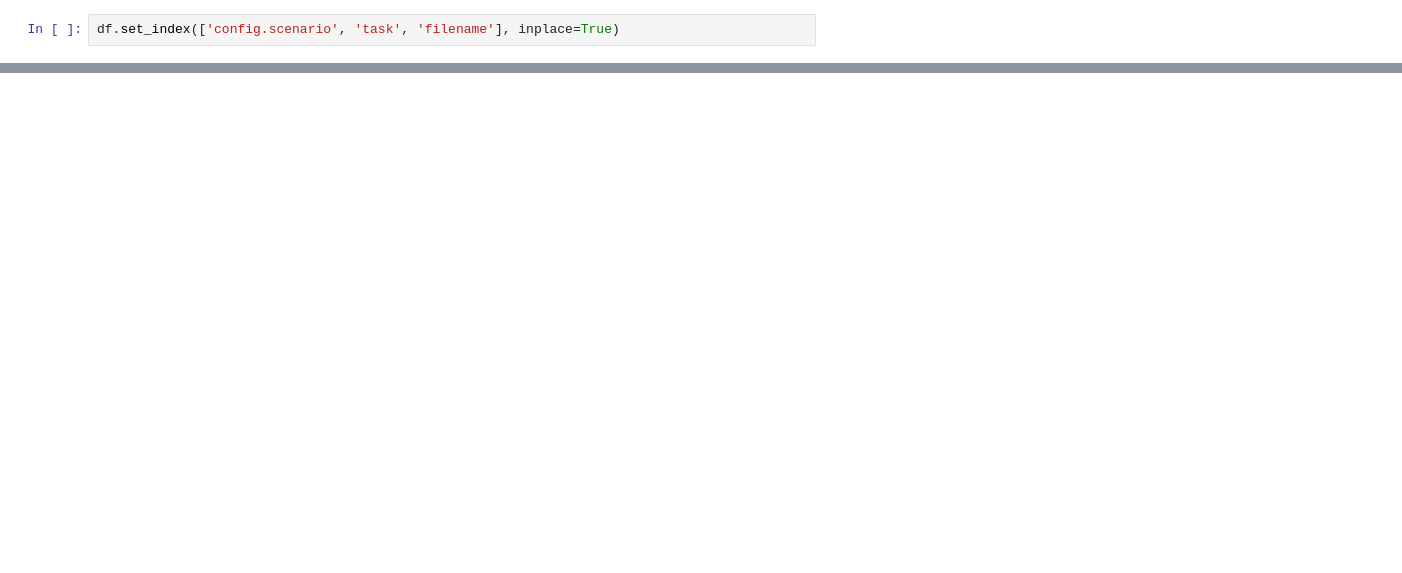
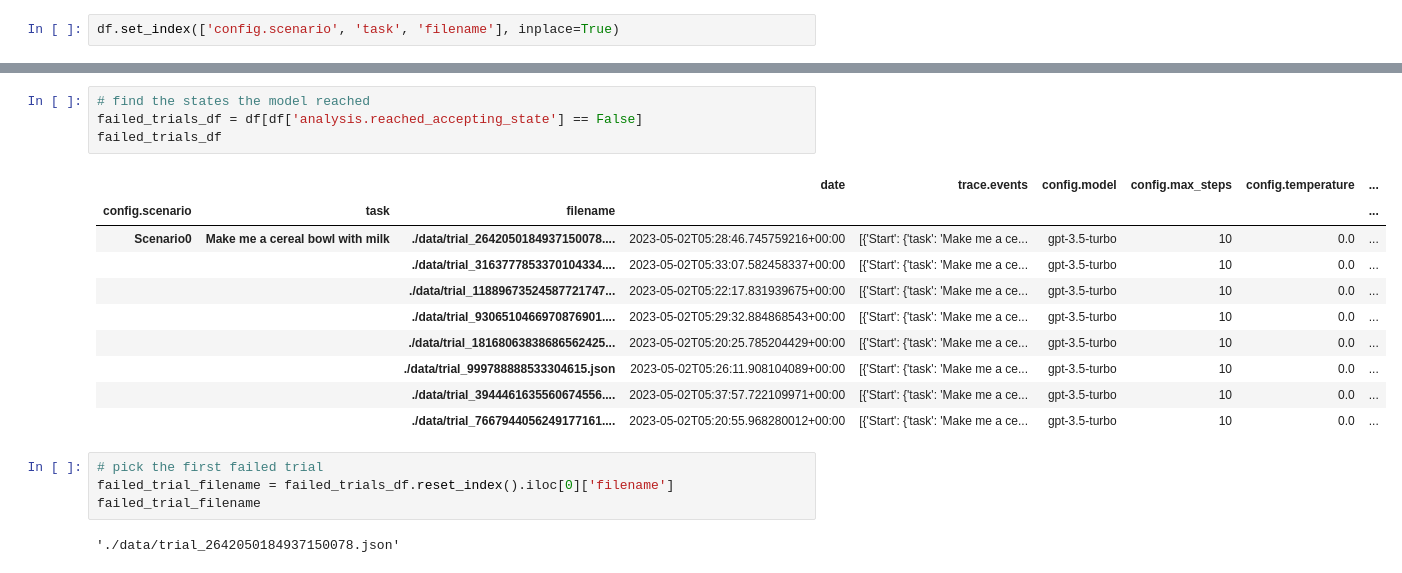
Before and after one commit to ssoudan/sapiens, a Jupyter notebook: experiments/analysis.ipynb, the cells around one changed output, grey strips where cells are left out. Saved outputs shown, nothing was run; the diff lists cells and outputs as text; blank space fills up the shorter version.

```diff
--- a/experiments/analysis.ipynb
+++ b/experiments/analysis.ipynb
@@ -47,0 +93,21 @@ df
+# %%
+# find the states the model reached
+failed_trials_df = df[df['analysis.reached_accepting_state'] == False]
+failed_trials_df
+# %% [output]
+|  |  |  | date | trace.events | config.model | config.max_steps | config.temperature | ... |
+| config.scenario | task | filename |  |  |  |  |  | ... |
+| Scenario0 | Make me a cereal bowl with milk | ./data/trial_2642050184937150078.... | 2023-05-02T05:28:46.745759216+00:00 | [{'Start': {'task': 'Make me a ce... | gpt-3.5-turbo | 10 | 0.0 | ... |
+|  |  | ./data/trial_3163777853370104334.... | 2023-05-02T05:33:07.582458337+00:00 | [{'Start': {'task': 'Make me a ce... | gpt-3.5-turbo | 10 | 0.0 | ... |
+|  |  | ./data/trial_11889673524587721747... | 2023-05-02T05:22:17.831939675+00:00 | [{'Start': {'task': 'Make me a ce... | gpt-3.5-turbo | 10 | 0.0 | ... |
+|  |  | ./data/trial_9306510466970876901.... | 2023-05-02T05:29:32.884868543+00:00 | [{'Start': {'task': 'Make me a ce... | gpt-3.5-turbo | 10 | 0.0 | ... |
+|  |  | ./data/trial_18168063838686562425... | 2023-05-02T05:20:25.785204429+00:00 | [{'Start': {'task': 'Make me a ce... | gpt-3.5-turbo | 10 | 0.0 | ... |
+|  |  | ./data/trial_999788888533304615.json | 2023-05-02T05:26:11.908104089+00:00 | [{'Start': {'task': 'Make me a ce... | gpt-3.5-turbo | 10 | 0.0 | ... |
+|  |  | ./data/trial_3944461635560674556.... | 2023-05-02T05:37:57.722109971+00:00 | [{'Start': {'task': 'Make me a ce... | gpt-3.5-turbo | 10 | 0.0 | ... |
+|  |  | ./data/trial_7667944056249177161.... | 2023-05-02T05:20:55.968280012+00:00 | [{'Start': {'task': 'Make me a ce... | gpt-3.5-turbo | 10 | 0.0 | ... |
+# %%
+# pick the first failed trial
+failed_trial_filename = failed_trials_df.reset_index().iloc[0]['filename']
+failed_trial_filename
+# %% [output]
+'./data/trial_2642050184937150078.json'
```
Also changed, not shown: parts of 7 cells of this notebook, 9 other files.
